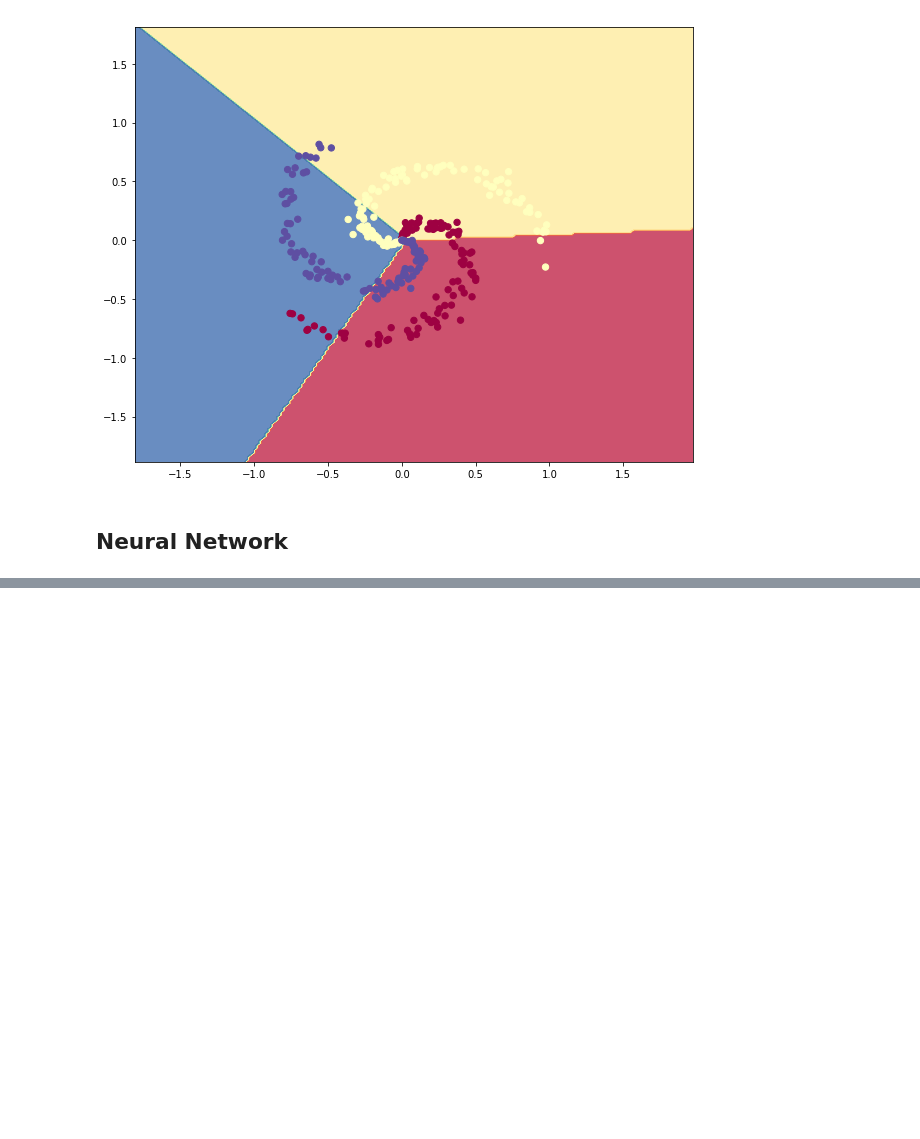
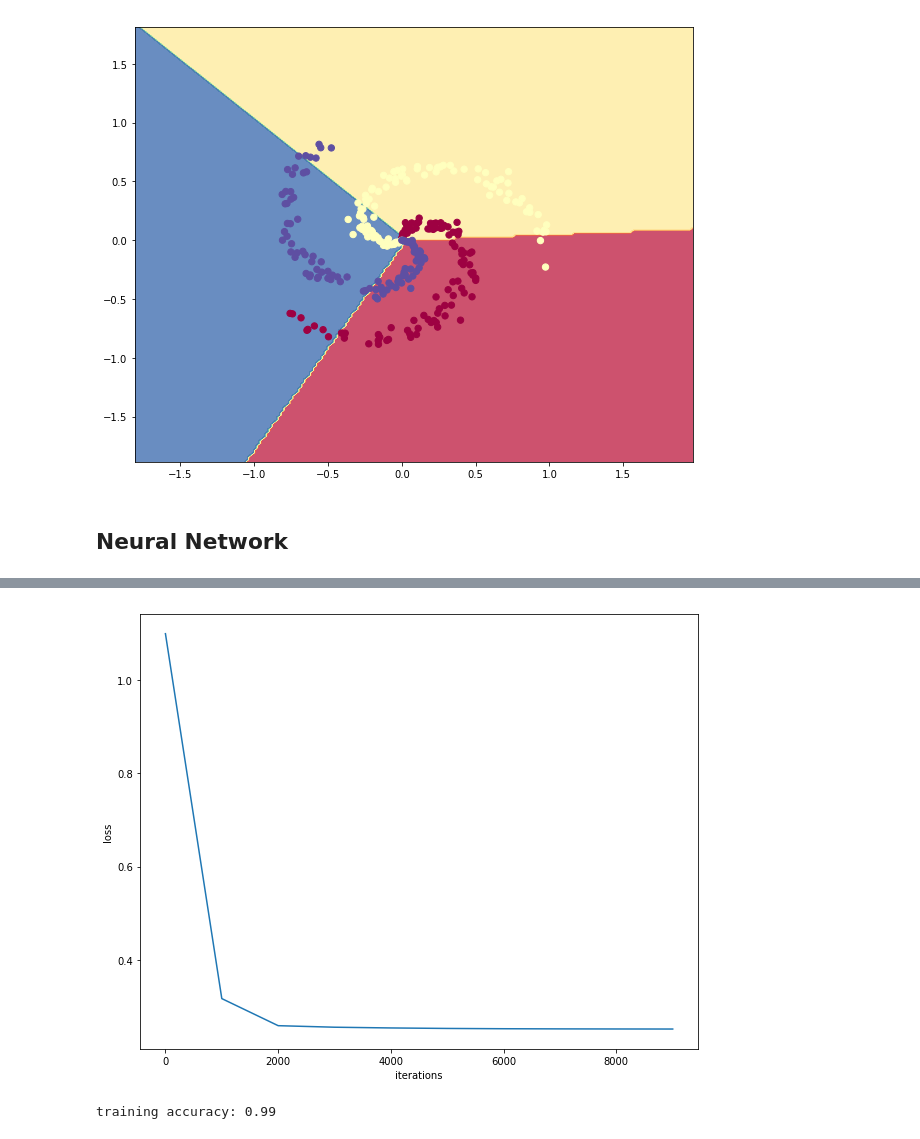
Before and after one commit to ilyarudyak/cs231n-convolutional-nn, a Jupyter notebook: cs231-psets/pset1/case-study/case-study-softmax-NN.ipynb, the cells around one changed output, grey strips where cells are left out. Cells and saved outputs as stored; diff of their text form; code cells hidden in the pictures; blank space fills up the shorter version.

```diff
--- a/cs231-psets/pset1/case-study/case-study-softmax-NN.ipynb
+++ b/cs231-psets/pset1/case-study/case-study-softmax-NN.ipynb
@@ -98,0 +92,4 @@ plt.plot(a, b)
+# %%
+from neural_net import NeuralNetClassifier
+nn = NeuralNetClassifier()
+nn.train(X, y)
@@ -98,0 +107,11 @@ plt.plot(a, b)
+# %%
+plt.plot(nn.L[:, 0], nn.L[:, 1])
+plt.xlabel('iterations')
+plt.ylabel('loss');
+# %% [output]
+[figure, added]
+# %%
+y_pred = nn.predict(X)
+print 'training accuracy: %.2f' % (np.mean(y_pred == y))
+# %% [output]
+training accuracy: 0.99
```
Also changed, not shown: parts of 3 cells of this notebook, 1 other file.
